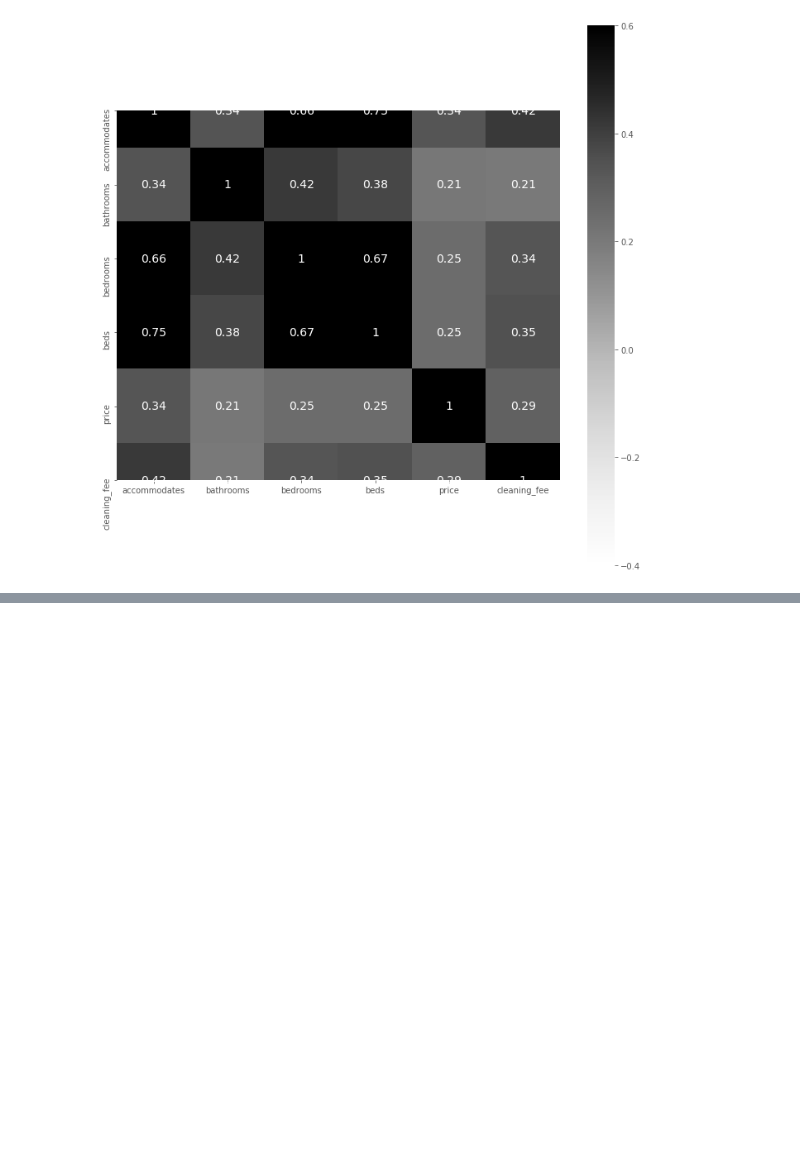
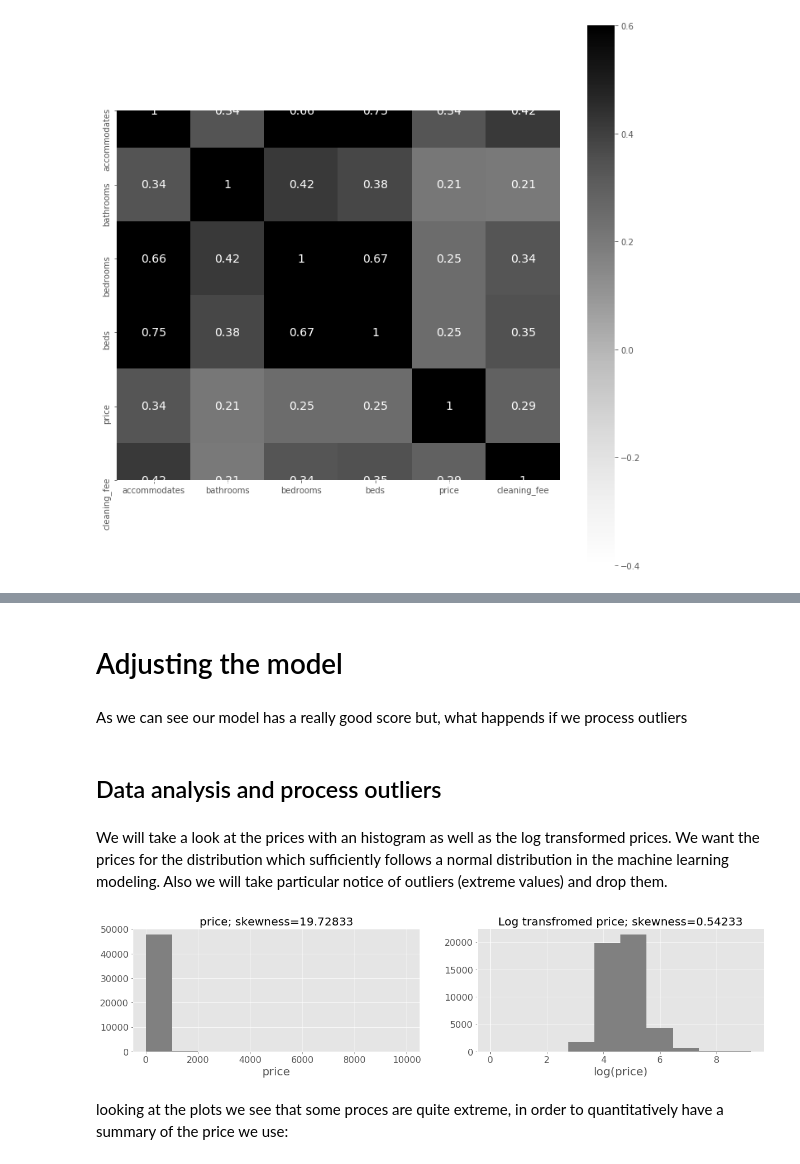
Before and after one commit to juankipedia/machine-learning-lab, a Jupyter notebook: linear-regression/airbnb/airbnb.ipynb, the cells around one changed output, grey strips where cells are left out. Saved outputs shown, nothing was run; the diff lists cells and outputs as text; code cells hidden in the pictures; blank space fills up the shorter version.

```diff
--- a/linear-regression/airbnb/airbnb.ipynb
+++ b/linear-regression/airbnb/airbnb.ipynb
@@ -617,0 +612,31 @@ plt.plot(X_test,y_test,'.', X_test,rf.predict(X_test),'-')
+# %% [markdown]
+# Adjusting the model
+# %% [markdown]
+As we can see our model has a really good score but, what happends if we process outliers
+# %% [markdown]
+## Data analysis and process outliers
+# %% [markdown]
+We will take a look at the prices with an histogram as well as the log transformed prices. We want the prices for the distribution which sufficiently follows a normal distribution in the machine learning modeling. Also we will take particular notice of outliers (extreme values) and drop them.
+# %%
+def plot_histograms(df, feature):
+    plt.rcParams['figure.figsize']=(20,4)
+    plt.style.use(style='ggplot')
+    _,sub=plt.subplots(1,2)
+
+    sub[0].hist(df[feature], color='grey')
+    sub[0].set_title(feature + '; skewness=%.5f'%(df[feature].skew()),fontsize=20)
+    sub[0].set_xlabel(feature, fontsize=20)
+    sub[0].tick_params(labelsize=16)
+
+    sub[1].hist(np.log1p(df.price), color='grey')
+    sub[1].set_title('Log transfromed price; skewness=%.5f'%(np.log1p(df.price).skew()),fontsize=20)
+    sub[1].set_xlabel('log(' + feature + ')',fontsize=20)
+    sub[1].tick_params(labelsize=16)
+
+    plt.show()
+# %%
+plot_histograms(data, 'price')
+# %% [output]
+[figure, added]
+# %% [markdown]
+looking at the plots we see that some proces are quite extreme, in order to quantitatively have a summary of the price we use:
```
Also changed, not shown: parts of 40 cells of this notebook.
